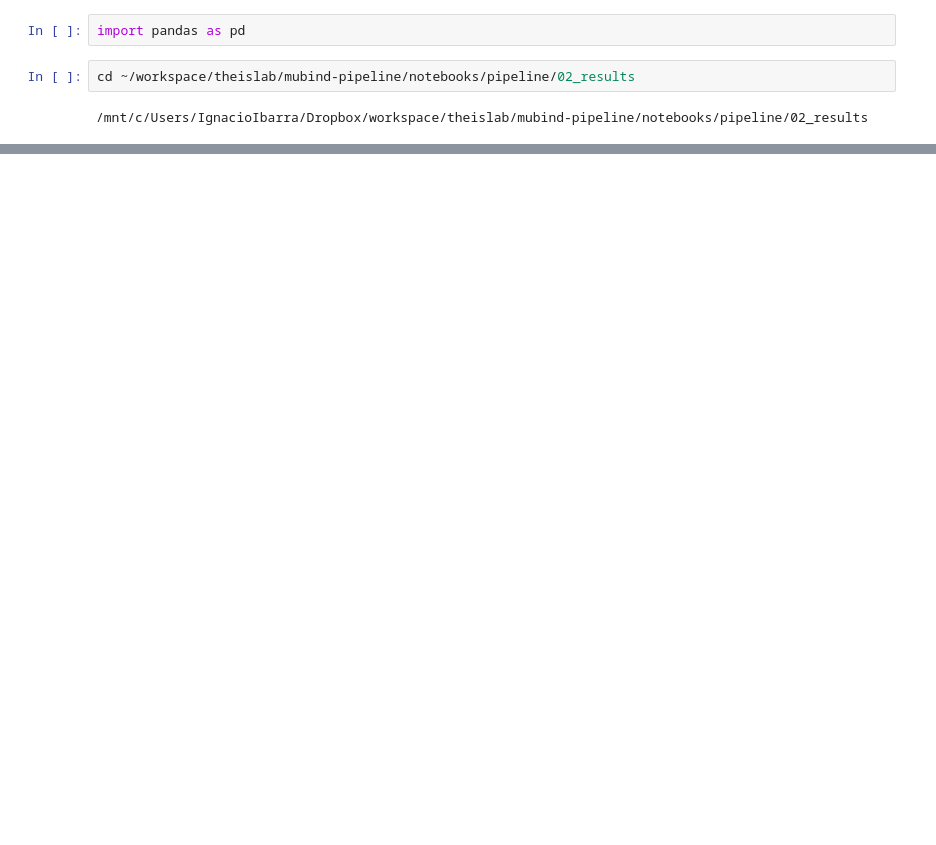
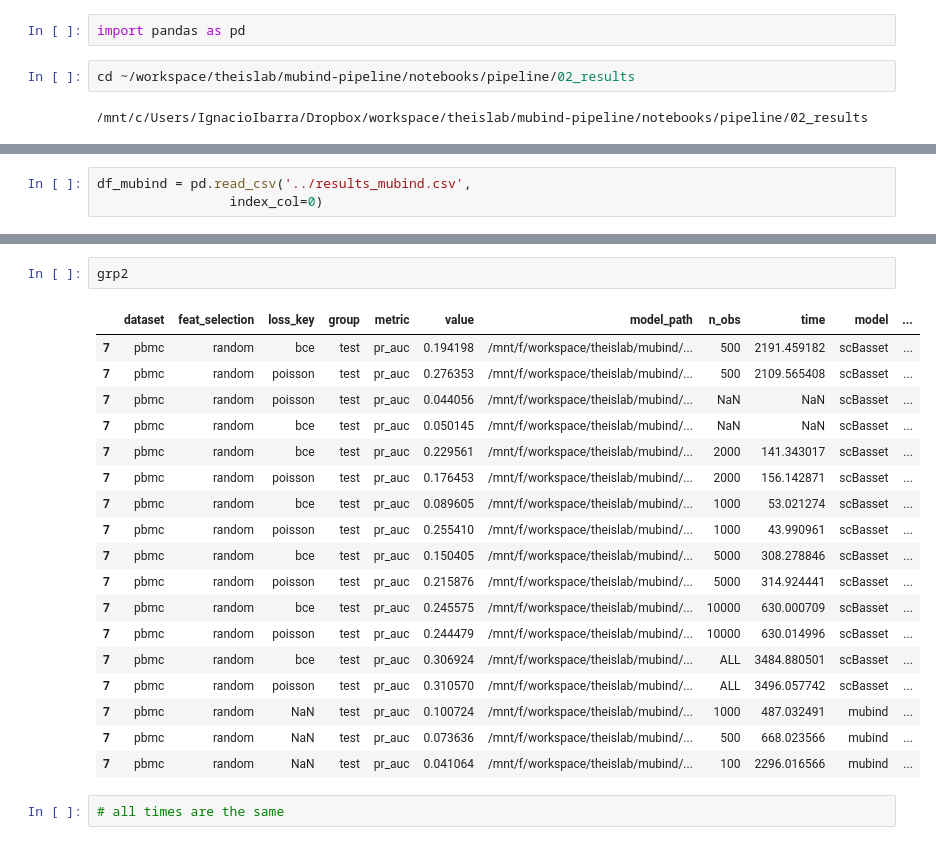
Before and after one commit to theislab/mubind-benchmark, a Jupyter notebook: notebooks/pipeline/02_results/00_1_scbasset_vs_mubind.ipynb, the cells around one changed output, grey strips where cells are left out. Cells and saved outputs as stored; diff of their text form; blank space fills up the shorter version.

```diff
--- a/notebooks/pipeline/02_results/00_1_scbasset_vs_mubind.ipynb
+++ b/notebooks/pipeline/02_results/00_1_scbasset_vs_mubind.ipynb
@@ -31,0 +25,3 @@ grp
+# %%
+df_mubind = pd.read_csv('../results_mubind.csv',
+                 index_col=0)
@@ -31,0 +221,23 @@ grp
+# %%
+grp2
+# %% [output]
+|  | dataset | feat_selection | loss_key | group | metric | value | model_path | n_obs | time | model | ... |
+| 7 | pbmc | random | bce | test | pr_auc | 0.194198 | /mnt/f/workspace/theislab/mubind/... | 500 | 2191.459182 | scBasset | ... |
+| 7 | pbmc | random | poisson | test | pr_auc | 0.276353 | /mnt/f/workspace/theislab/mubind/... | 500 | 2109.565408 | scBasset | ... |
+| 7 | pbmc | random | poisson | test | pr_auc | 0.044056 | /mnt/f/workspace/theislab/mubind/... | NaN | NaN | scBasset | ... |
+| 7 | pbmc | random | bce | test | pr_auc | 0.050145 | /mnt/f/workspace/theislab/mubind/... | NaN | NaN | scBasset | ... |
+| 7 | pbmc | random | bce | test | pr_auc | 0.229561 | /mnt/f/workspace/theislab/mubind/... | 2000 | 141.343017 | scBasset | ... |
+| 7 | pbmc | random | poisson | test | pr_auc | 0.176453 | /mnt/f/workspace/theislab/mubind/... | 2000 | 156.142871 | scBasset | ... |
+| 7 | pbmc | random | bce | test | pr_auc | 0.089605 | /mnt/f/workspace/theislab/mubind/... | 1000 | 53.021274 | scBasset | ... |
+| 7 | pbmc | random | poisson | test | pr_auc | 0.255410 | /mnt/f/workspace/theislab/mubind/... | 1000 | 43.990961 | scBasset | ... |
+| 7 | pbmc | random | bce | test | pr_auc | 0.150405 | /mnt/f/workspace/theislab/mubind/... | 5000 | 308.278846 | scBasset | ... |
+| 7 | pbmc | random | poisson | test | pr_auc | 0.215876 | /mnt/f/workspace/theislab/mubind/... | 5000 | 314.924441 | scBasset | ... |
+| 7 | pbmc | random | bce | test | pr_auc | 0.245575 | /mnt/f/workspace/theislab/mubind/... | 10000 | 630.000709 | scBasset | ... |
+| 7 | pbmc | random | poisson | test | pr_auc | 0.244479 | /mnt/f/workspace/theislab/mubind/... | 10000 | 630.014996 | scBasset | ... |
+| 7 | pbmc | random | bce | test | pr_auc | 0.306924 | /mnt/f/workspace/theislab/mubind/... | ALL | 3484.880501 | scBasset | ... |
+| 7 | pbmc | random | poisson | test | pr_auc | 0.310570 | /mnt/f/workspace/theislab/mubind/... | ALL | 3496.057742 | scBasset | ... |
+| 7 | pbmc | random | NaN | test | pr_auc | 0.100724 | /mnt/f/workspace/theislab/mubind/... | 1000 | 487.032491 | mubind | ... |
+| 7 | pbmc | random | NaN | test | pr_auc | 0.073636 | /mnt/f/workspace/theislab/mubind/... | 500 | 668.023566 | mubind | ... |
+| 7 | pbmc | random | NaN | test | pr_auc | 0.041064 | /mnt/f/workspace/theislab/mubind/... | 100 | 2296.016566 | mubind | ... |
+# %%
+# all times are the same
```
Also changed, not shown: parts of 19 cells of this notebook, 4 other files.
